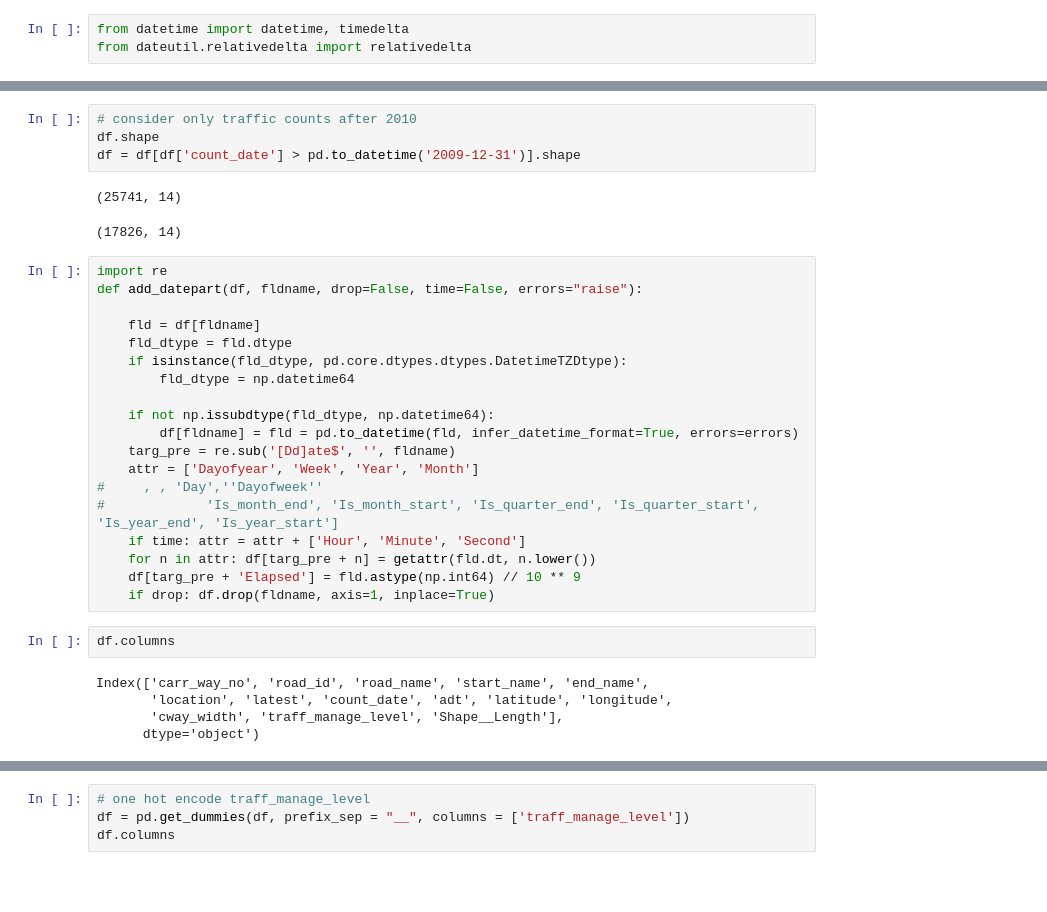
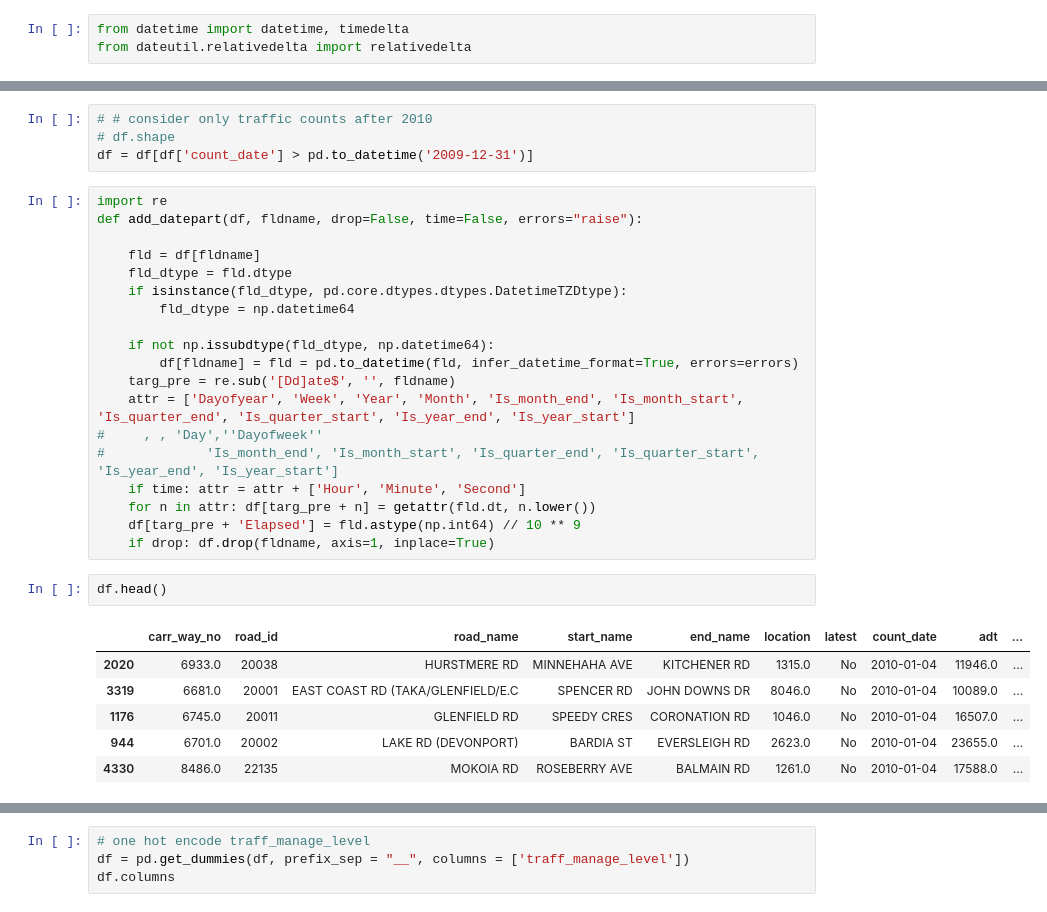
Before and after one commit to klin059/Auckland_traffic_analysis, a Jupyter notebook: 6_predictive_modelling.ipynb, the cells around one changed output, grey strips where cells are left out. Drawn from its saved outputs; the diff is of its cells as text; blank space fills up the shorter version.

```diff
--- a/6_predictive_modelling.ipynb
+++ b/6_predictive_modelling.ipynb
@@ -43,12 +46,9 @@ df.tail()
 | 22945 | 11747.0 | 40624 | MILDMAY RD | HARRINGTON RD (AT TEE) | LARISSA AVE | 215.0 | Yes | 2019-03-06 | 294.0 | ... |
 | 22952 | 12107.0 | 40823 | HARRINGTON RD | HARRY WARD PL | ASCOT AVE | 215.0 | Yes | 2019-03-06 | 1568.0 | ... |
 # %%
-# consider only traffic counts after 2010
-df.shape
-df = df[df['count_date'] > pd.to_datetime('2009-12-31')].shape
+# # consider only traffic counts after 2010
+# df.shape
+df = df[df['count_date'] > pd.to_datetime('2009-12-31')]
-# %% [output]
-(25741, 14)
-(17826, 14)
 # %%
 import re
 def add_datepart(df, fldname, drop=False, time=False, errors="raise"):
@@ -61,7 +61,7 @@ def add_datepart(df, fldname, drop=False, time=False, errors="raise"):
     if not np.issubdtype(fld_dtype, np.datetime64):
         df[fldname] = fld = pd.to_datetime(fld, infer_datetime_format=True, errors=errors)
     targ_pre = re.sub('[Dd]ate$', '', fldname)
-    attr = ['Dayofyear', 'Week', 'Year', 'Month']
+    attr = ['Dayofyear', 'Week', 'Year', 'Month', 'Is_month_end', 'Is_month_start', 'Is_quarter_end', 'Is_quarter_start', 'Is_year_end', 'Is_year_start']
 #     , , 'Day',''Dayofweek''
 #             'Is_month_end', 'Is_month_start', 'Is_quarter_end', 'Is_quarter_start', 'Is_year_end', 'Is_year_start']
     if time: attr = attr + ['Hour', 'Minute', 'Second']
@@ -69,12 +69,14 @@ def add_datepart(df, fldname, drop=False, time=False, errors="raise"):
     df[targ_pre + 'Elapsed'] = fld.astype(np.int64) // 10 ** 9
     if drop: df.drop(fldname, axis=1, inplace=True)
 # %%
-df.columns
+df.head()
 # %% [output]
-Index(['carr_way_no', 'road_id', 'road_name', 'start_name', 'end_name',
-       'location', 'latest', 'count_date', 'adt', 'latitude', 'longitude',
-       'cway_width', 'traff_manage_level', 'Shape__Length'],
-      dtype='object')
+|  | carr_way_no | road_id | road_name | start_name | end_name | location | latest | count_date | adt | ... |
+| 2020 | 6933.0 | 20038 | HURSTMERE RD | MINNEHAHA AVE | KITCHENER RD | 1315.0 | No | 2010-01-04 | 11946.0 | ... |
+| 3319 | 6681.0 | 20001 | EAST COAST RD (TAKA/GLENFIELD/E.C | SPENCER RD | JOHN DOWNS DR | 8046.0 | No | 2010-01-04 | 10089.0 | ... |
+| 1176 | 6745.0 | 20011 | GLENFIELD RD | SPEEDY CRES | CORONATION RD | 1046.0 | No | 2010-01-04 | 16507.0 | ... |
+| 944 | 6701.0 | 20002 | LAKE RD (DEVONPORT) | BARDIA ST | EVERSLEIGH RD | 2623.0 | No | 2010-01-04 | 23655.0 | ... |
+| 4330 | 8486.0 | 22135 | MOKOIA RD | ROSEBERRY AVE | BALMAIN RD | 1261.0 | No | 2010-01-04 | 17588.0 | ... |
 # %%
 # encode cat columns
 from sklearn.preprocessing import LabelEncoder
```
Also changed, not shown: parts of 15 cells of this notebook.
